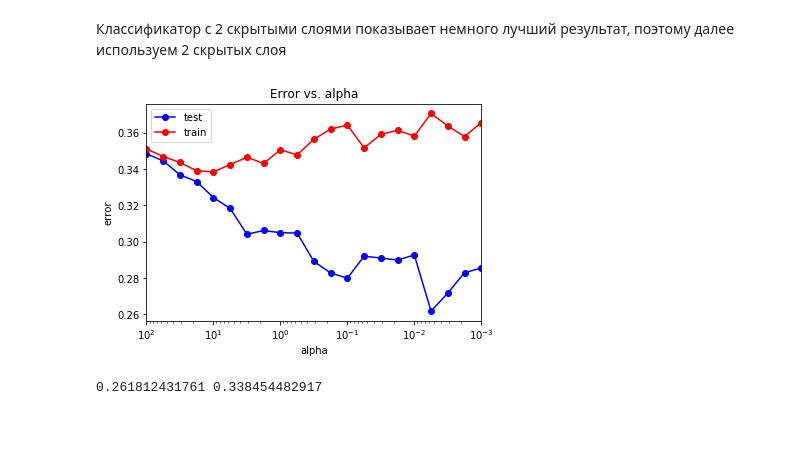
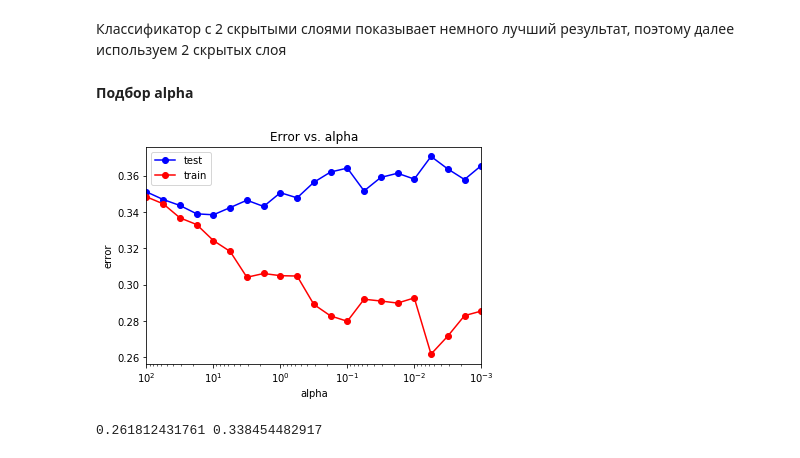
Before and after one commit to ekursakov/ml_homework, a Jupyter notebook: homework_1.ipynb, the cells around one changed output. Saved outputs shown, nothing was run; the diff lists cells and outputs as text; code cells hidden in the pictures; blank space fills up the shorter version.

```diff
--- a/homework_1.ipynb
+++ b/homework_1.ipynb
@@ -537,6 +539,8 @@ print(np.mean(y_train != y_train_pred), np.mean(y_test != y_test_pred))
 0.295169609578 0.352289230299
 # %% [markdown]
 Классификатор с 2 скрытыми слоями показывает немного лучший результат, поэтому далее используем 2 скрытых слоя
+# %% [markdown]
+**Подбор alpha**
 # %%
 alpha_arr = np.logspace(-3, 2, 21)
 test_err = []
@@ -551,16 +555,16 @@ for alpha in alpha_arr:
     train_err.append(np.mean(y_train != y_train_pred))
     test_err.append(np.mean(y_test != y_test_pred))
 # %%
-plt.semilogx(alpha_arr, train_err, 'b-o', label = 'test')
-plt.semilogx(alpha_arr, test_err, 'r-o', label = 'train')
+plt.semilogx(alpha_arr, test_err, 'b-o', label = 'test')
+plt.semilogx(alpha_arr, train_err, 'r-o', label = 'train')
 plt.xlim([np.max(alpha_arr), np.min(alpha_arr)])
 plt.title('Error vs. alpha')
 plt.xlabel('alpha')
 plt.ylabel('error')
 plt.legend()
 pass
 # %% [output]
-[figure, old version]
+[figure, new version]
 # %%
 min_train_err = np.min(train_err)
 min_test_err = np.min(test_err)
```
Also changed, not shown: parts of 5 cells of this notebook.
